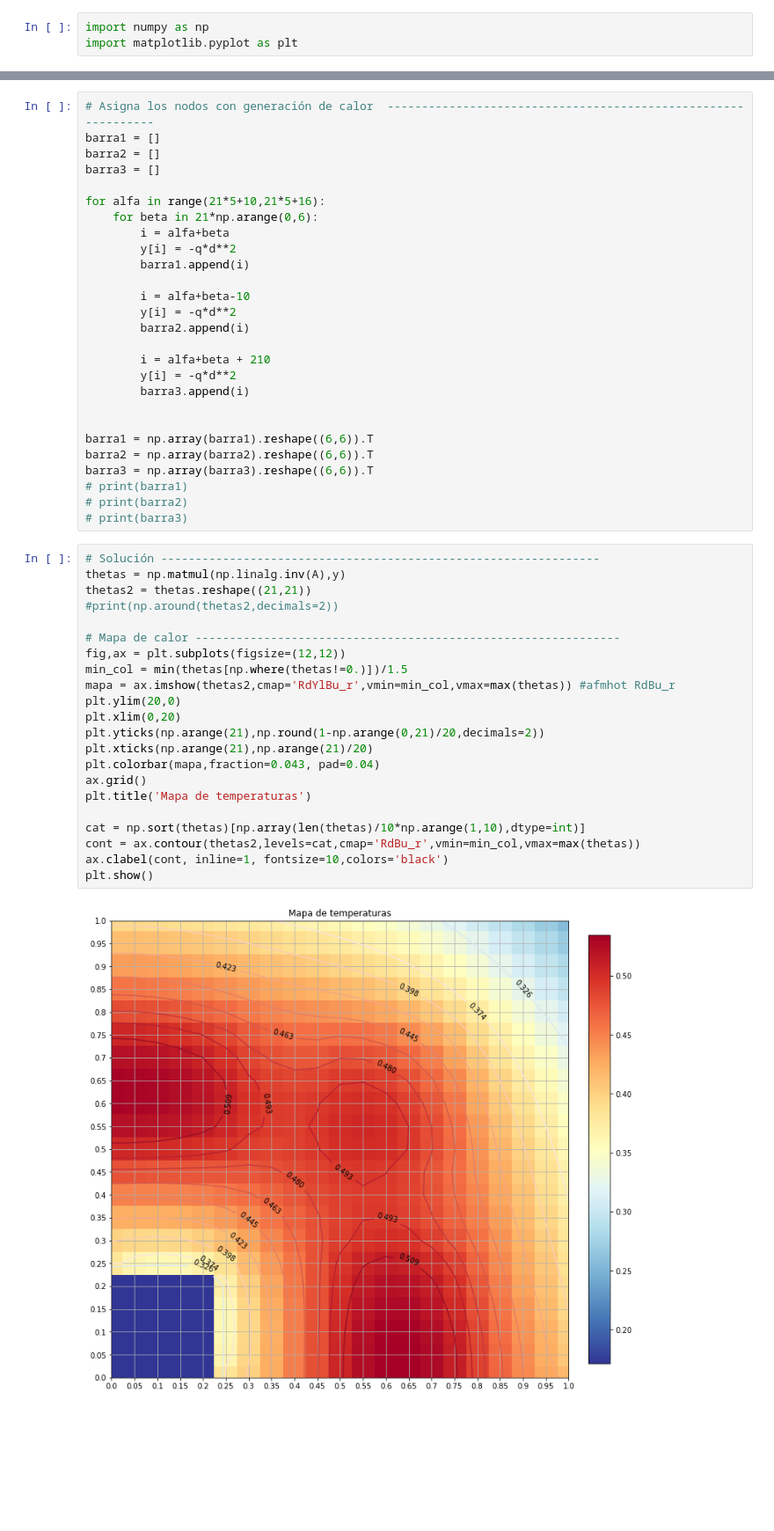
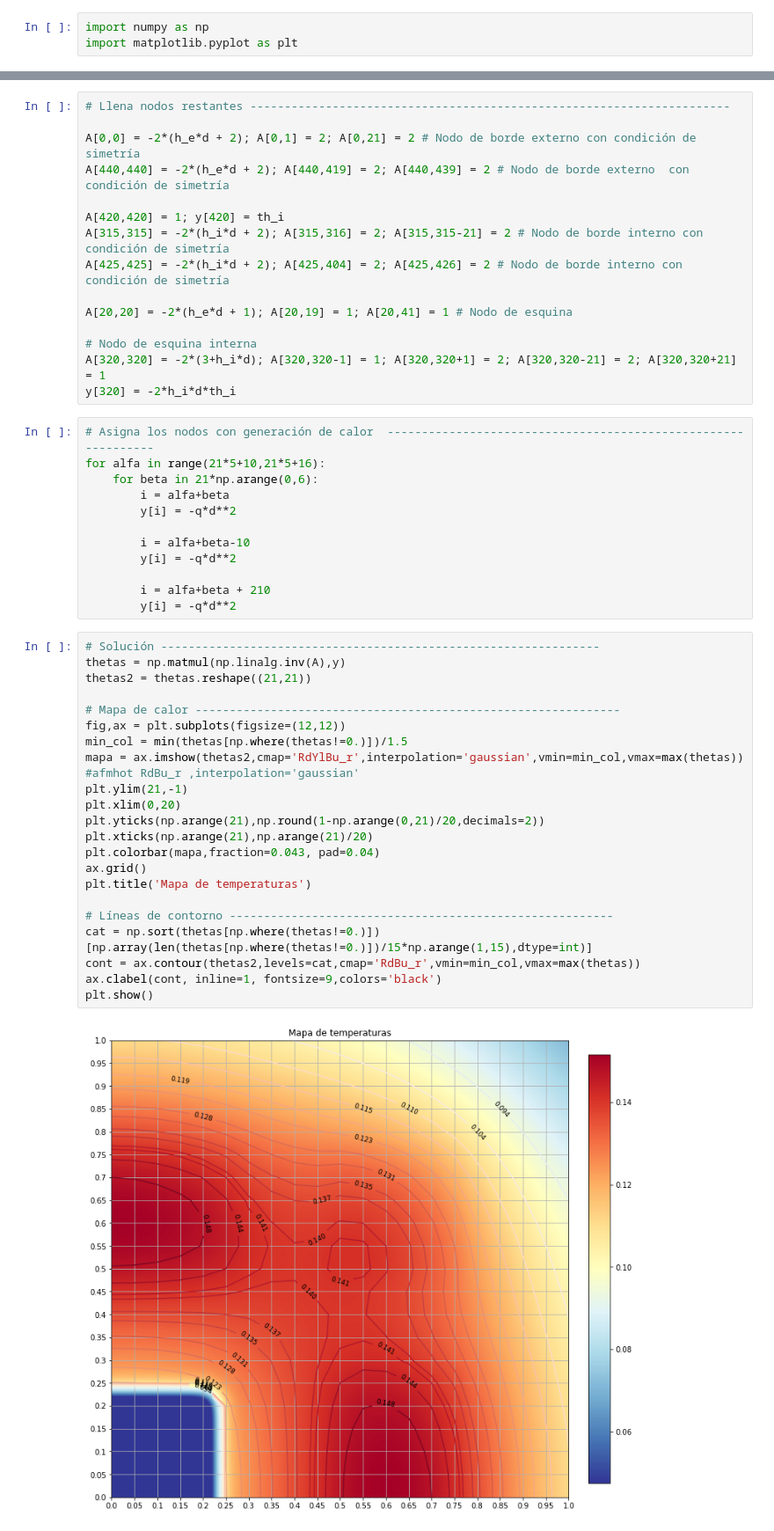
Before and after one commit to TmsRC/refrigerated-duct, a Jupyter notebook: Proyecto2_Transcalor.ipynb, the cells around one changed output, grey strips where cells are left out. Shown: that part at 88% size. Saved outputs shown, nothing was run; the diff lists cells and outputs as text; blank space fills up the shorter version.

```diff
--- a/Proyecto2_Transcalor.ipynb
+++ b/Proyecto2_Transcalor.ipynb
@@ -157,51 +104,51 @@ A[425,425] = -2; A[425,404] = 1; A[425,426] = 1
+# %%
+# Llena nodos restantes ----------------------------------------------------------------------
+
+A[0,0] = -2*(h_e*d + 2); A[0,1] = 2; A[0,21] = 2 # Nodo de borde externo con condición de simetría
+A[440,440] = -2*(h_e*d + 2); A[440,419] = 2; A[440,439] = 2 # Nodo de borde externo  con condición de simetría
+
+A[420,420] = 1; y[420] = th_i
+A[315,315] = -2*(h_i*d + 2); A[315,316] = 2; A[315,315-21] = 2 # Nodo de borde interno con condición de simetría
+A[425,425] = -2*(h_i*d + 2); A[425,404] = 2; A[425,426] = 2 # Nodo de borde interno con condición de simetría
+
+A[20,20] = -2*(h_e*d + 1); A[20,19] = 1; A[20,41] = 1 # Nodo de esquina
+
+# Nodo de esquina interna
+A[320,320] = -2*(3+h_i*d); A[320,320-1] = 1; A[320,320+1] = 2; A[320,320-21] = 2; A[320,320+21] = 1
+y[320] = -2*h_i*d*th_i
 # %%
 # Asigna los nodos con generación de calor  --------------------------------------------------------------
-barra1 = []
-barra2 = []
-barra3 = []
-
 for alfa in range(21*5+10,21*5+16):
     for beta in 21*np.arange(0,6):
         i = alfa+beta
         y[i] = -q*d**2
-        barra1.append(i)
 
         i = alfa+beta-10
         y[i] = -q*d**2
-        barra2.append(i)
 
         i = alfa+beta + 210
         y[i] = -q*d**2
-        barra3.append(i)
-
-
-barra1 = np.array(barra1).reshape((6,6)).T
-barra2 = np.array(barra2).reshape((6,6)).T
-barra3 = np.array(barra3).reshape((6,6)).T
-# print(barra1)
-# print(barra2)
-# print(barra3)
 # %%
 # Solución ----------------------------------------------------------------
 thetas = np.matmul(np.linalg.inv(A),y)
 thetas2 = thetas.reshape((21,21))
-#print(np.around(thetas2,decimals=2))
 
 # Mapa de calor --------------------------------------------------------------
 fig,ax = plt.subplots(figsize=(12,12))
 min_col = min(thetas[np.where(thetas!=0.)])/1.5
-mapa = ax.imshow(thetas2,cmap='RdYlBu_r',vmin=min_col,vmax=max(thetas)) #afmhot RdBu_r
-plt.ylim(20,0)
+mapa = ax.imshow(thetas2,cmap='RdYlBu_r',interpolation='gaussian',vmin=min_col,vmax=max(thetas)) #afmhot RdBu_r ,interpolation='gaussian'
+plt.ylim(21,-1)
 plt.xlim(0,20)
 plt.yticks(np.arange(21),np.round(1-np.arange(0,21)/20,decimals=2))
 plt.xticks(np.arange(21),np.arange(21)/20)
 plt.colorbar(mapa,fraction=0.043, pad=0.04)
 ax.grid()
 plt.title('Mapa de temperaturas')
 
-cat = np.sort(thetas)[np.array(len(thetas)/10*np.arange(1,10),dtype=int)]
+# Líneas de contorno --------------------------------------------------------
+cat = np.sort(thetas[np.where(thetas!=0.)])[np.array(len(thetas[np.where(thetas!=0.)])/15*np.arange(1,15),dtype=int)]
 cont = ax.contour(thetas2,levels=cat,cmap='RdBu_r',vmin=min_col,vmax=max(thetas))
-ax.clabel(cont, inline=1, fontsize=10,colors='black')
+ax.clabel(cont, inline=1, fontsize=9,colors='black')
 plt.show()
 # %% [output]
-[figure, old version]
+[figure, new version]
```
Also changed, not shown: parts of 5 cells of this notebook.
